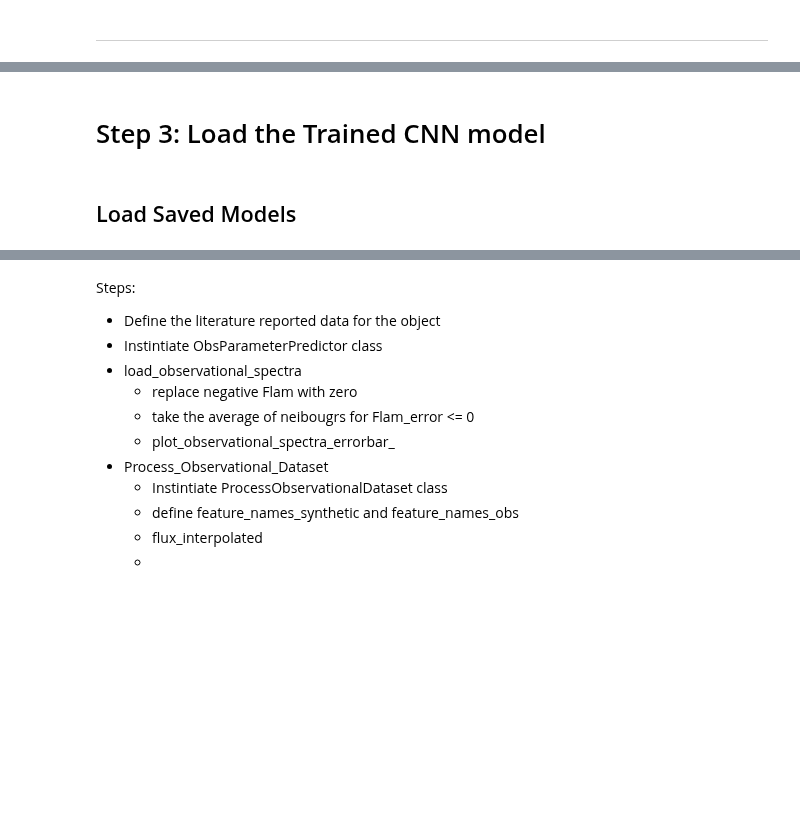
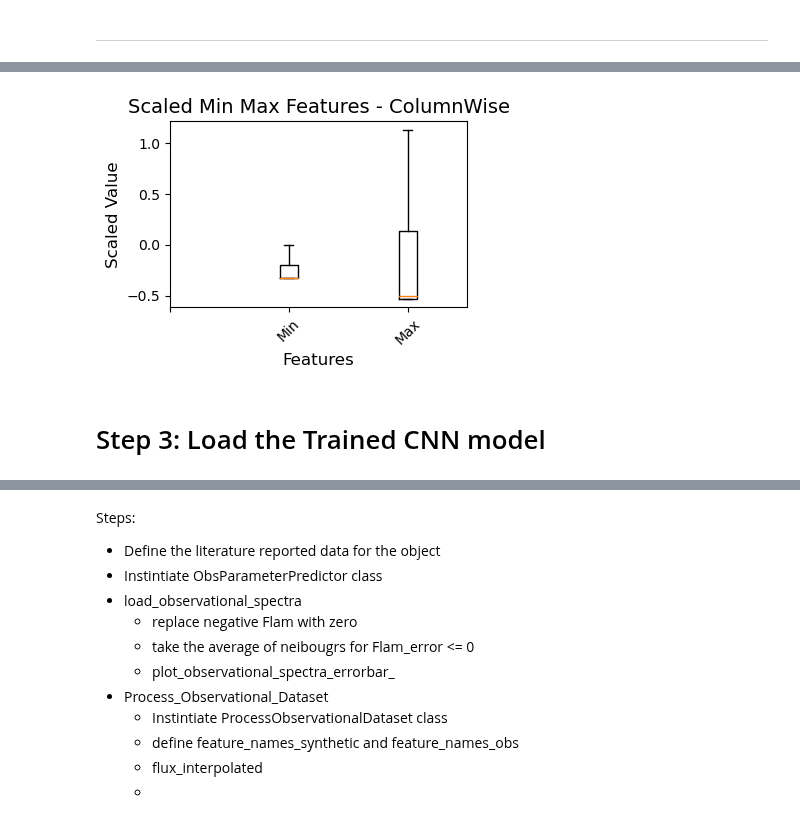
Before and after one commit to EhsanGharibNezhad/TelescopeML, a Jupyter notebook: notebooks/Predict_BrownDwarf_Parameters.ipynb, the cells around one changed output, grey strips where cells are left out. Saved outputs shown, nothing was run; the diff lists cells and outputs as text; code cells hidden in the pictures; blank space fills up the shorter version.

```diff
--- a/notebooks/Predict_BrownDwarf_Parameters.ipynb
+++ b/notebooks/Predict_BrownDwarf_Parameters.ipynb
@@ -158,7 +177,13 @@ train_cnn_regression.standardize_X_column_wise(
+# %%
+train_cnn_regression.plot_boxplot_scaled_features(scaled_feature= train_cnn_regression.X_test_standardized_columnwise,
+                                                  xticks_list = ['','Min','Max'],
+                                                  title = 'Scaled Min Max Features - ColumnWise',
+                                                  fig_size=(4, 3),
+                                                    )
+# %% [output]
+[figure, added]
 # %% [markdown]
 # Step 3: Load the Trained CNN model
-# %% [markdown]
-## Load Saved Models
 # %%
 # model = load_model('../../outputs/trained_models/trained_CNN_architecture_Toy_parameters_v1.h5')
 # model.load_weights('../../outputs/trained_models/trained_CNN_weights_Toy_parameters_v1.h5')
```
Also changed, not shown: parts of 100 cells of this notebook.
